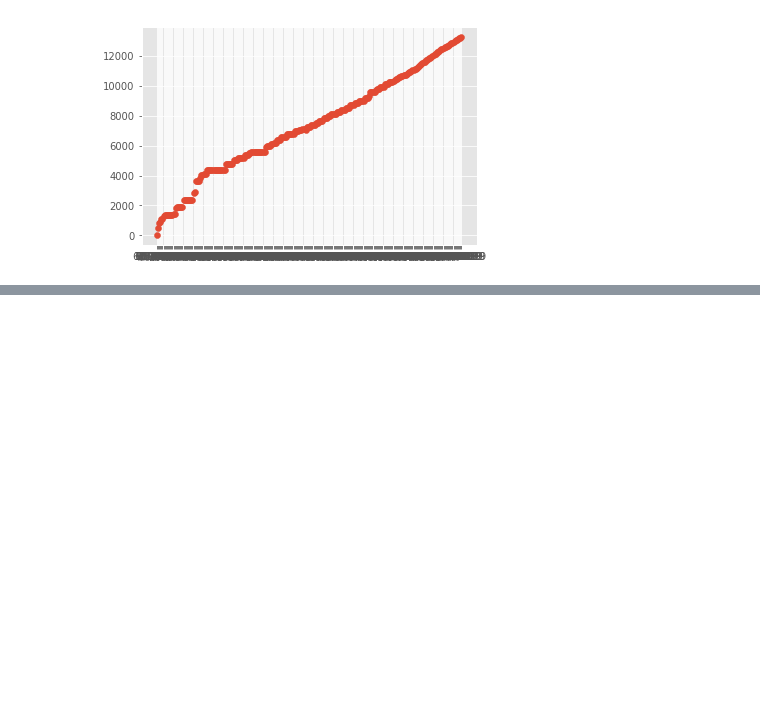
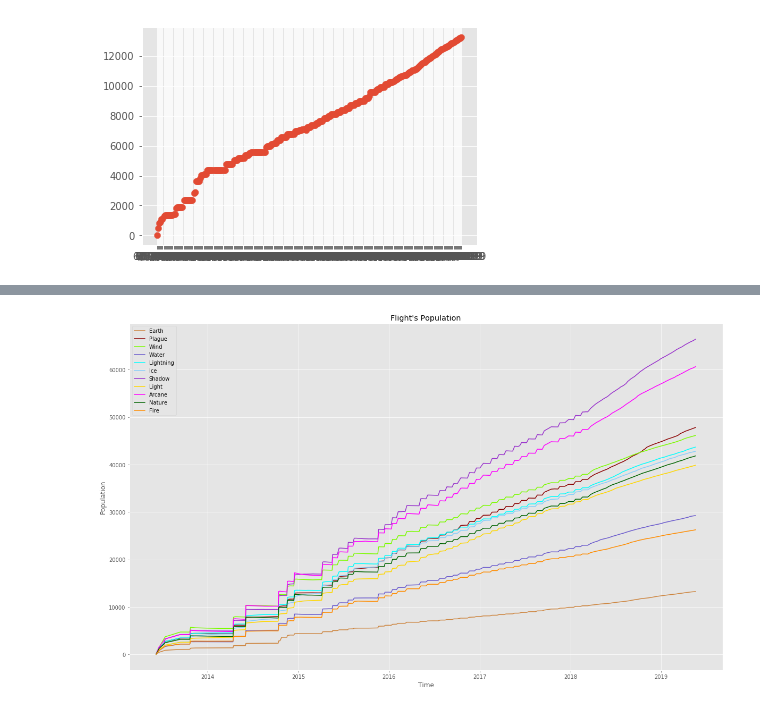
Before and after one commit to voetberg/FlightRising_Stats, a Jupyter notebook: Dom_Population.ipynb, the cells around one changed output, grey strips where cells are left out. Cells and saved outputs as stored; diff of their text form; code cells hidden in the pictures; blank space fills up the shorter version.

Commit message:
Includes general population trends

```diff
--- a/Dom_Population.ipynb
+++ b/Dom_Population.ipynb
@@ -33,0 +47,17 @@ current_pop.plot.bar() ##Need to set to flight colors
+# %%
+##Gonna transform the date column because it looks bad on a axis
+
+## We knew this. It's boring
+dates = np.array(pd.to_datetime(flight_pop.loc[:,'Date']))
+for i in range(len(flight_lst)):
+    plt.plot(dates,np.array(flight_pop.loc[:,flight_lst[i]]),color=color_lst[i],label = flight_lst[i])
+
+plt.xlabel('Time')
+plt.ylabel('Population')
+plt.title('Flight\'s Population')
+
+plt.legend()
+plt.rcParams["figure.figsize"] = (20,12)
+plt.show()
+# %% [output]
+[figure, added]
```
Also changed, not shown: parts of 5 cells of this notebook.
